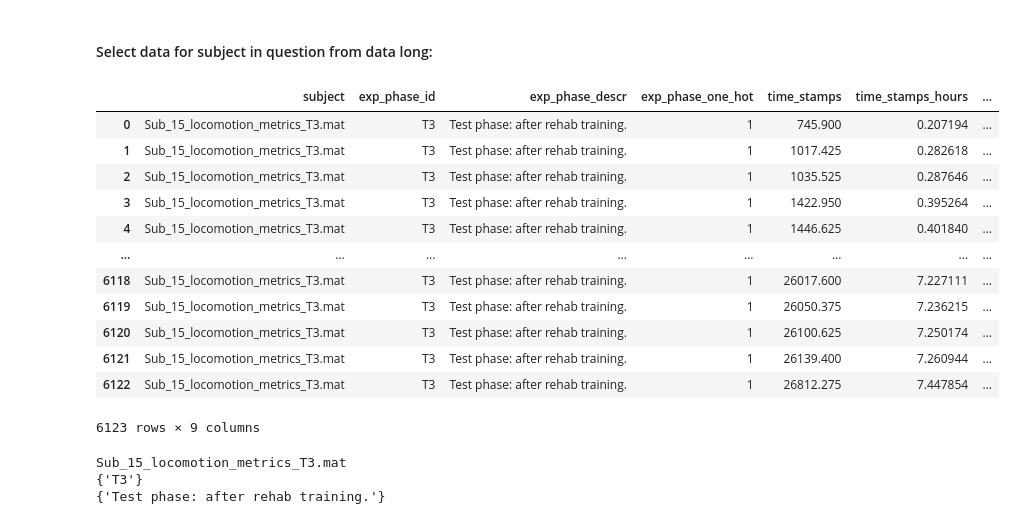
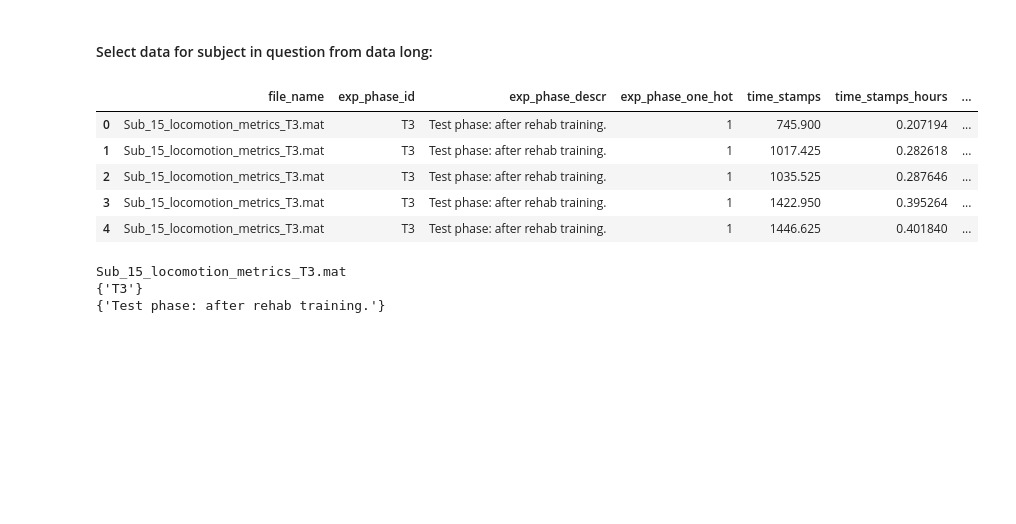
Before and after one commit to HieronymusEsteban/neuro_rehap_project, a Jupyter notebook: Jupyter/Test_Load_Transform.ipynb, the cells around one changed output. Saved outputs shown, nothing was run; the diff lists cells and outputs as text; code cells hidden in the pictures; blank space fills up the shorter version.

```diff
--- a/Jupyter/Test_Load_Transform.ipynb
+++ b/Jupyter/Test_Load_Transform.ipynb
@@ -17,6 +18,8 @@ os.getcwd()
 # %%
 file_path_folder = 'Data/'
 file_path_last_part = 'locomotion_metrics_T3.mat'
+# %%
+path_to_data = Path('Data')
 # %% [markdown]
 ### Select subject:
 # %%
@@ -61,5 +64,5 @@ data_wide = pd.read_csv('Data/data_table_wide.csv', index_col=None)
 # %%
-data_long = pd.read_csv('Data/data_table_long.csv', index_col=None)
+data_long = pd.read_csv(path_to_data/'data_table_long.csv', index_col=None)
 # %%
 data_wide.head(5)
 # %% [output]
@@ -101,25 +105,19 @@ True
 # %% [markdown]
 #### Select data for subject in question from data long:
 # %%
-data_long_subj = data_long[data_long['subject']==file_name]
+#data_long_subj = data_long[data_long['subject']==file_name]
+data_long_subj = data_long[data_long['file_name']==file_name]
 # %%
 data_long_subj.reset_index(drop=True, inplace=True)
 # %%
-data_long_subj
+data_long_subj.head()
 # %% [output]
-|  | subject | exp_phase_id | exp_phase_descr | exp_phase_one_hot | time_stamps | time_stamps_hours | ... |
+|  | file_name | exp_phase_id | exp_phase_descr | exp_phase_one_hot | time_stamps | time_stamps_hours | ... |
 | 0 | Sub_15_locomotion_metrics_T3.mat | T3 | Test phase: after rehab training. | 1 | 745.900 | 0.207194 | ... |
 | 1 | Sub_15_locomotion_metrics_T3.mat | T3 | Test phase: after rehab training. | 1 | 1017.425 | 0.282618 | ... |
 | 2 | Sub_15_locomotion_metrics_T3.mat | T3 | Test phase: after rehab training. | 1 | 1035.525 | 0.287646 | ... |
 | 3 | Sub_15_locomotion_metrics_T3.mat | T3 | Test phase: after rehab training. | 1 | 1422.950 | 0.395264 | ... |
 | 4 | Sub_15_locomotion_metrics_T3.mat | T3 | Test phase: after rehab training. | 1 | 1446.625 | 0.401840 | ... |
-| ... | ... | ... | ... | ... | ... | ... | ... |
-| 6118 | Sub_15_locomotion_metrics_T3.mat | T3 | Test phase: after rehab training. | 1 | 26017.600 | 7.227111 | ... |
-| 6119 | Sub_15_locomotion_metrics_T3.mat | T3 | Test phase: after rehab training. | 1 | 26050.375 | 7.236215 | ... |
-| 6120 | Sub_15_locomotion_metrics_T3.mat | T3 | Test phase: after rehab training. | 1 | 26100.625 | 7.250174 | ... |
-| 6121 | Sub_15_locomotion_metrics_T3.mat | T3 | Test phase: after rehab training. | 1 | 26139.400 | 7.260944 | ... |
-| 6122 | Sub_15_locomotion_metrics_T3.mat | T3 | Test phase: after rehab training. | 1 | 26812.275 | 7.447854 | ... |
-6123 rows × 9 columns
 # %%
 print(file_name)
 print(set(data_long_subj.exp_phase_id))
```
Also changed, not shown: parts of 13 cells of this notebook, 3 other files.
